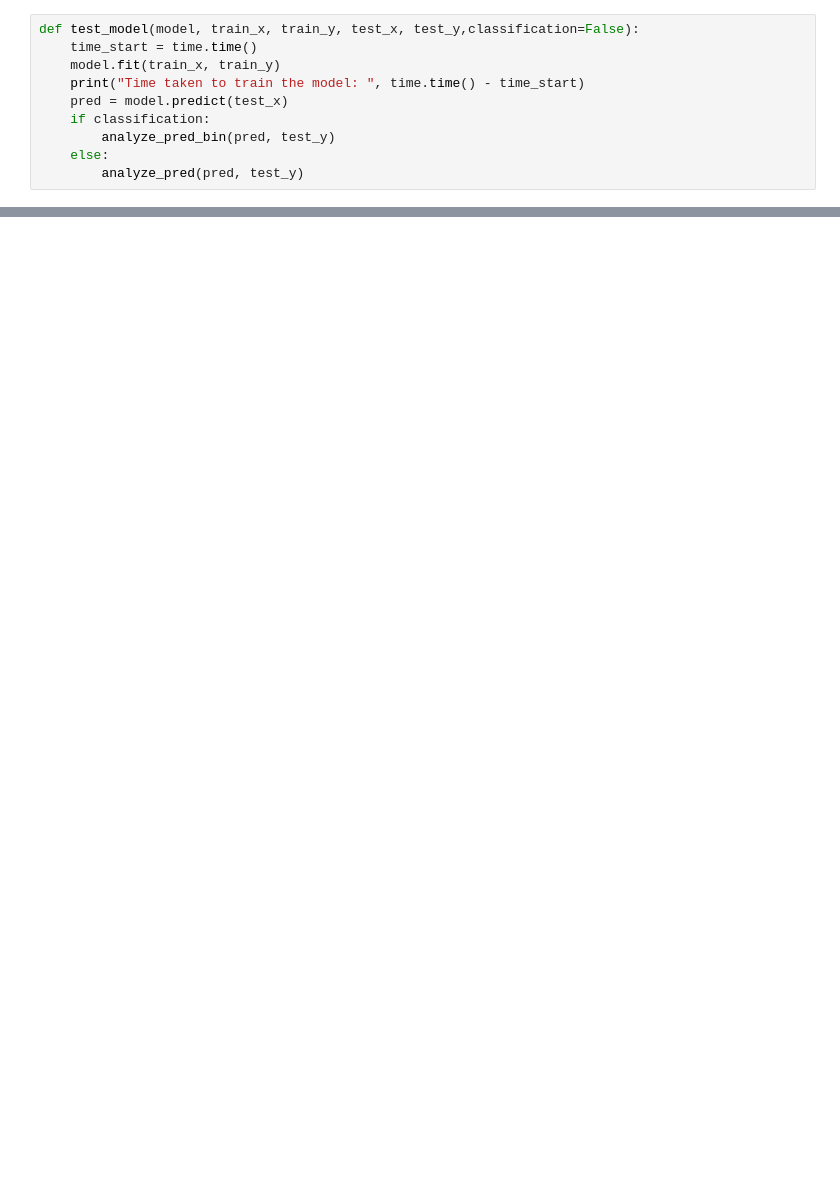
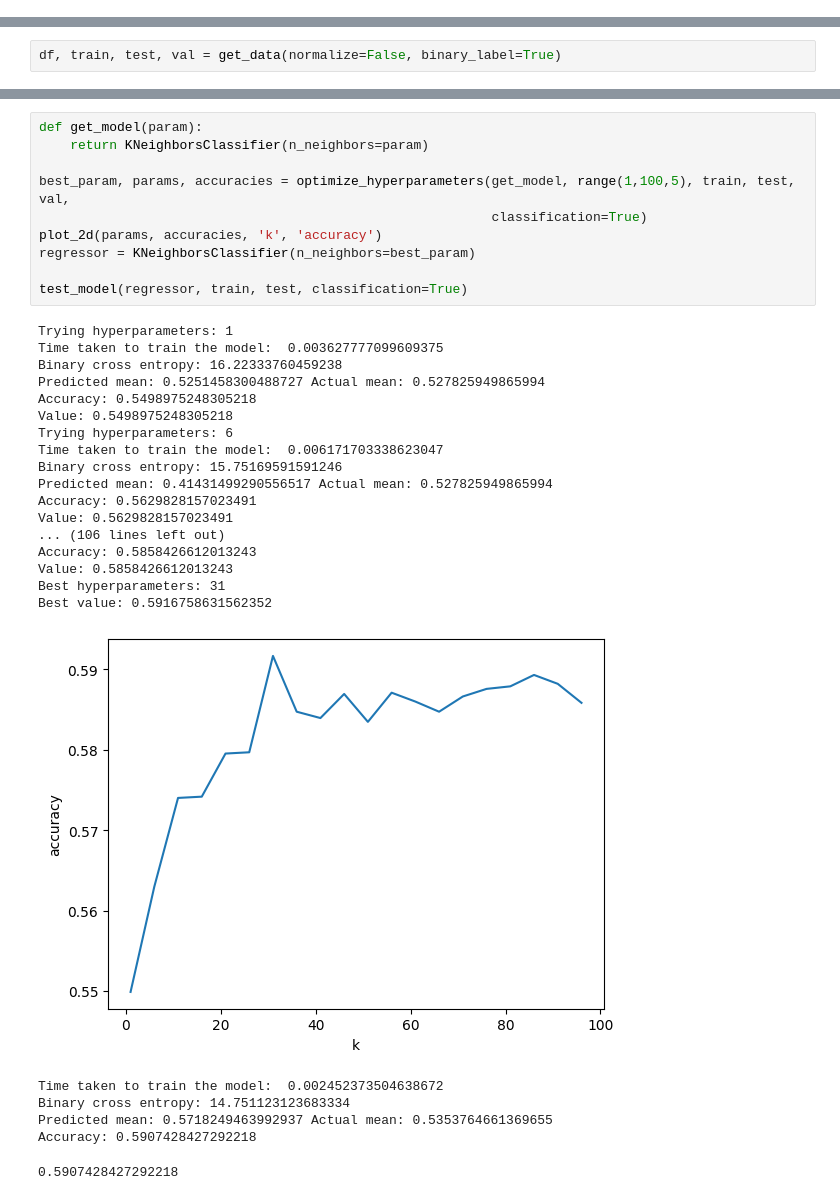
Before and after one commit to VMCvastry/ArtificialInteligenceHomework, a Jupyter notebook: Fondamenti_di_IA_homework_2023_k_nearest.ipynb, the cells around one changed output, grey strips where cells are left out. Drawn from its saved outputs; the diff is of its cells as text; blank space fills up the shorter version.

```diff
--- a/Fondamenti_di_IA_homework_2023_k_nearest.ipynb
+++ b/Fondamenti_di_IA_homework_2023_k_nearest.ipynb
@@ -249,10 +0,0 @@ def analyze_pred_bin(pred, truth):
-# %%
-def test_model(model, train_x, train_y, test_x, test_y,classification=False):
-    time_start = time.time()
-    model.fit(train_x, train_y)
-    print("Time taken to train the model: ", time.time() - time_start)
-    pred = model.predict(test_x)
-    if classification:
-        analyze_pred_bin(pred, test_y)
-    else:
-        analyze_pred(pred, test_y)
@@ -291,0 +3,2 @@ Linear Regression From Scratch
+# %%
+df, train, test, val = get_data(normalize=False, binary_label=True)
@@ -292,3 +17,37 @@ Linear Regression From Scratch
+# %%
+def get_model(param):
+    return KNeighborsClassifier(n_neighbors=param)
+
+best_param, params, accuracies = optimize_hyperparameters(get_model, range(1,100,5), train, test, val,
+                                                          classification=True)
+plot_2d(params, accuracies, 'k', 'accuracy')
+regressor = KNeighborsClassifier(n_neighbors=best_param)
+
+test_model(regressor, train, test, classification=True)
+# %% [output]
+Trying hyperparameters: 1
+Time taken to train the model:  0.003627777099609375
+Binary cross entropy: 16.22333760459238
+Predicted mean: 0.5251458300488727 Actual mean: 0.527825949865994
+Accuracy: 0.5498975248305218
+Value: 0.5498975248305218
+Trying hyperparameters: 6
+Time taken to train the model:  0.006171703338623047
+Binary cross entropy: 15.75169591591246
+Predicted mean: 0.41431499290556517 Actual mean: 0.527825949865994
+Accuracy: 0.5629828157023491
+Value: 0.5629828157023491
+... (106 lines left out)
+Accuracy: 0.5858426612013243
+Value: 0.5858426612013243
+Best hyperparameters: 31
+Best value: 0.5916758631562352
+[figure, added]
+Time taken to train the model:  0.002452373504638672
+Binary cross entropy: 14.751123123683334
+Predicted mean: 0.5718249463992937 Actual mean: 0.5353764661369655
+Accuracy: 0.5907428427292218
+0.5907428427292218
 # %%
 
 from scipy.spatial.distance import cdist
```
Also changed, not shown: parts of 26 cells of this notebook, 1 other file.
